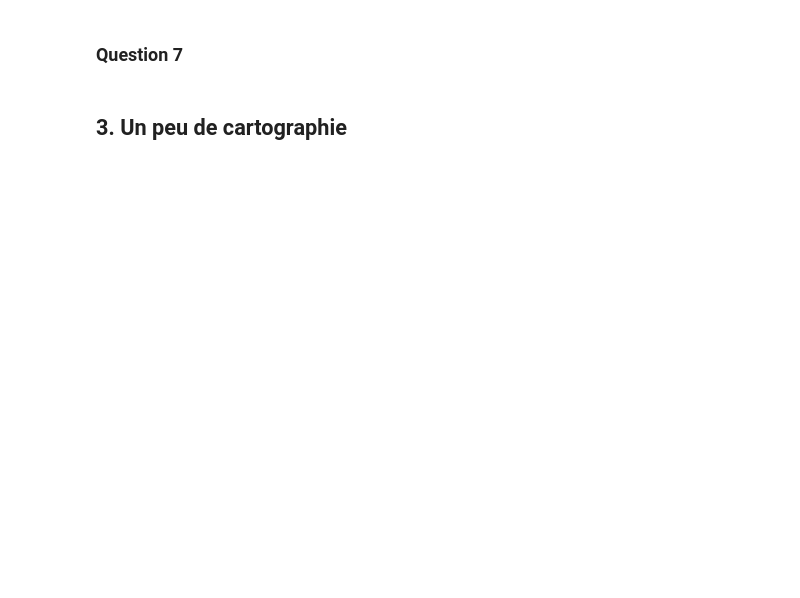
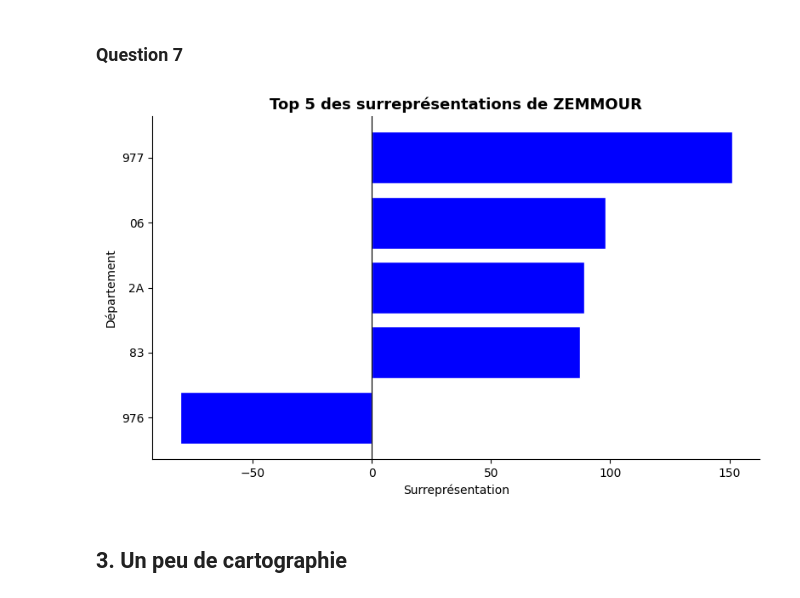
Before and after one commit to Laurine-ensai/evaluation_intermediaire_python_ds, a Jupyter notebook: reponses.ipynb, the cells around one changed output. Cells and saved outputs as stored; diff of their text form; code cells hidden in the pictures; blank space fills up the shorter version.

```diff
--- a/reponses.ipynb
+++ b/reponses.ipynb
@@ -158,0 +180,3 @@ Résultats du premier tour (10 avril 2022)
+# %%
+score_departements = comparer_scores_departementaux_nationaux(df)
+verifier_resultats_aude_q5(score_departements)
@@ -163,2 +229,6 @@ Résultats du premier tour (10 avril 2022)
+# %%
+plot_surrepresentation(score_departements,'Éric ZEMMOUR')
+# %% [output]
+[figure, added]
 # %% [markdown]
 ## 3. Un peu de cartographie
```
Also changed, not shown: parts of 9 cells of this notebook, 2 other files.
